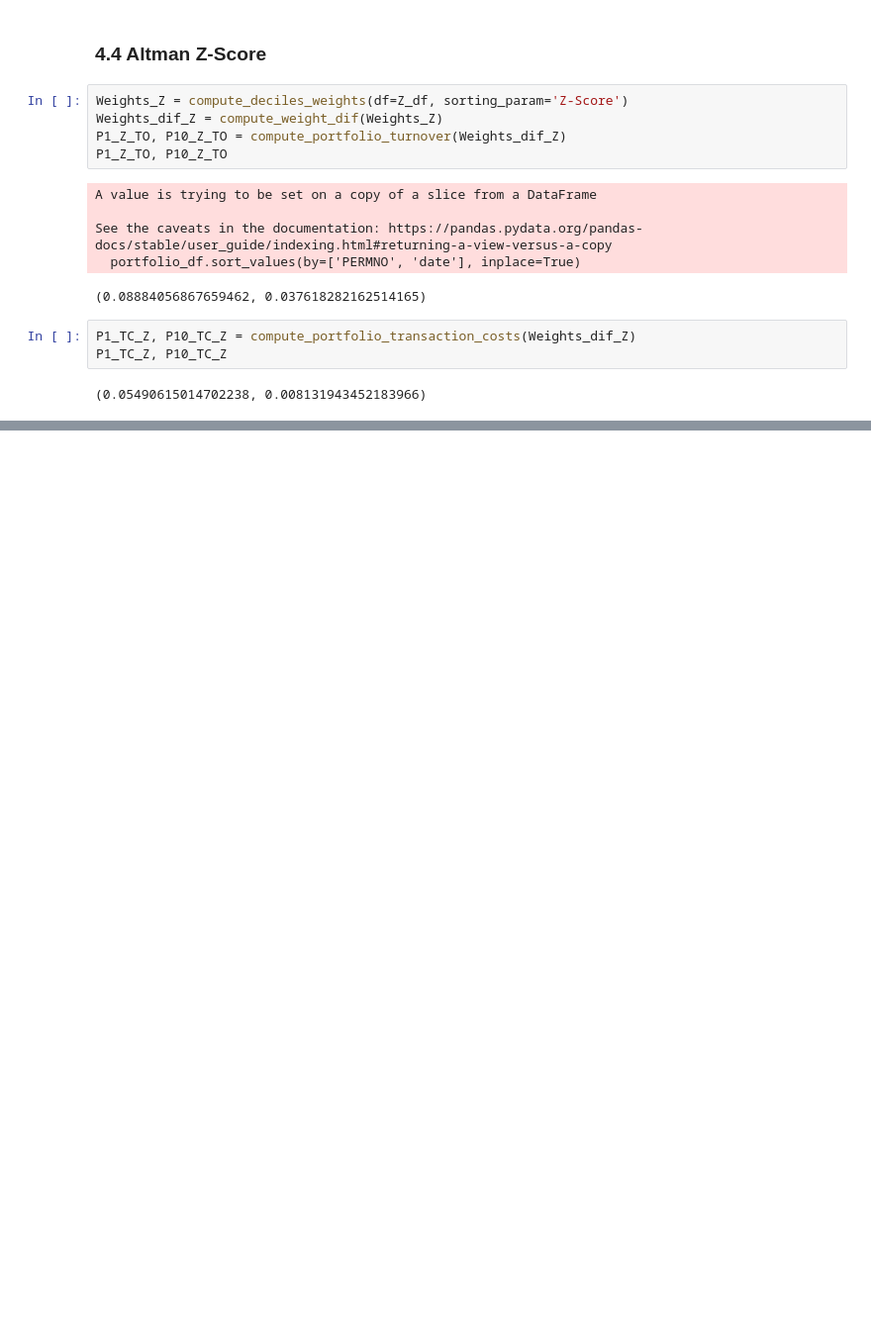
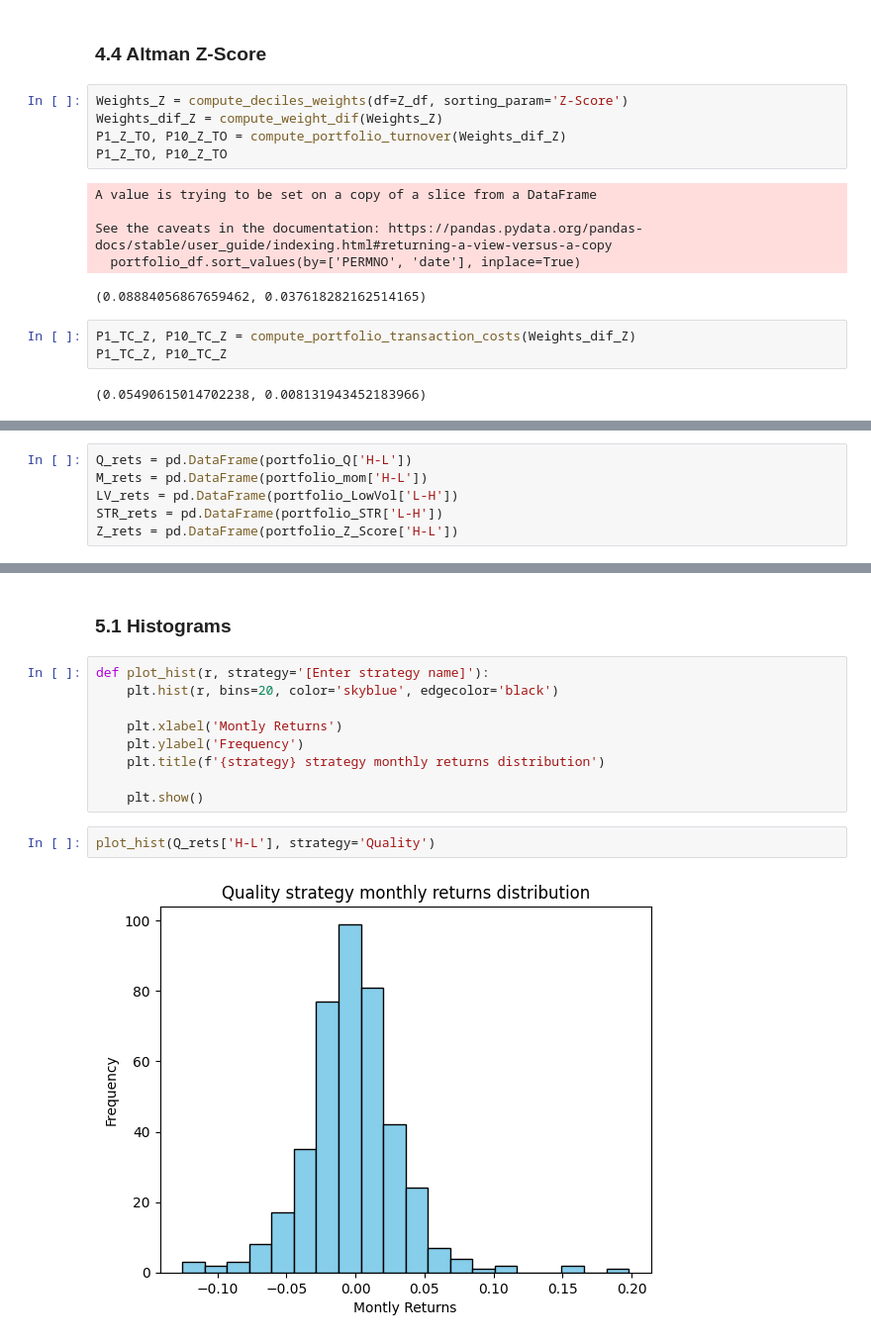
Before and after one commit to Berga20/AdvInv-Project, a Jupyter notebook: Coding.ipynb, the cells around one changed output, grey strips where cells are left out. Shown at 99% size. Drawn from its saved outputs; the diff is of its cells as text; blank space fills up the shorter version.

```diff
--- a/Coding.ipynb
+++ b/Coding.ipynb
@@ -1540,0 +1658,6 @@ P1_TC_Z, P10_TC_Z
+# %%
+Q_rets = pd.DataFrame(portfolio_Q['H-L'])
+M_rets = pd.DataFrame(portfolio_mom['H-L'])
+LV_rets = pd.DataFrame(portfolio_LowVol['L-H'])
+STR_rets = pd.DataFrame(portfolio_STR['L-H'])
+Z_rets = pd.DataFrame(portfolio_Z_Score['H-L'])
@@ -1540,0 +1683,15 @@ P1_TC_Z, P10_TC_Z
+# %% [markdown]
+### 5.1 Histograms
+# %%
+def plot_hist(r, strategy='[Enter strategy name]'):
+    plt.hist(r, bins=20, color='skyblue', edgecolor='black')
+
+    plt.xlabel('Montly Returns')
+    plt.ylabel('Frequency')
+    plt.title(f'{strategy} strategy monthly returns distribution')
+
+    plt.show()
+# %%
+plot_hist(Q_rets['H-L'], strategy='Quality')
+# %% [output]
+[figure, added]
```
Also changed, not shown: parts of 9 cells of this notebook.
